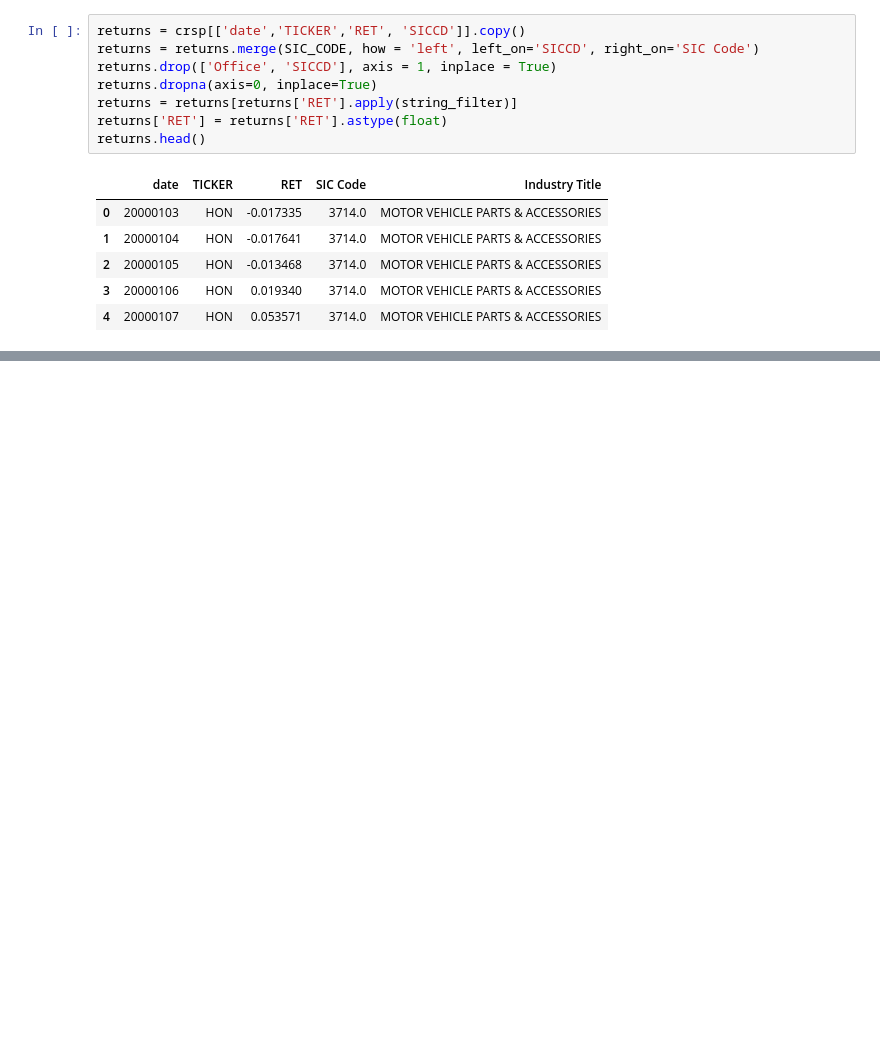
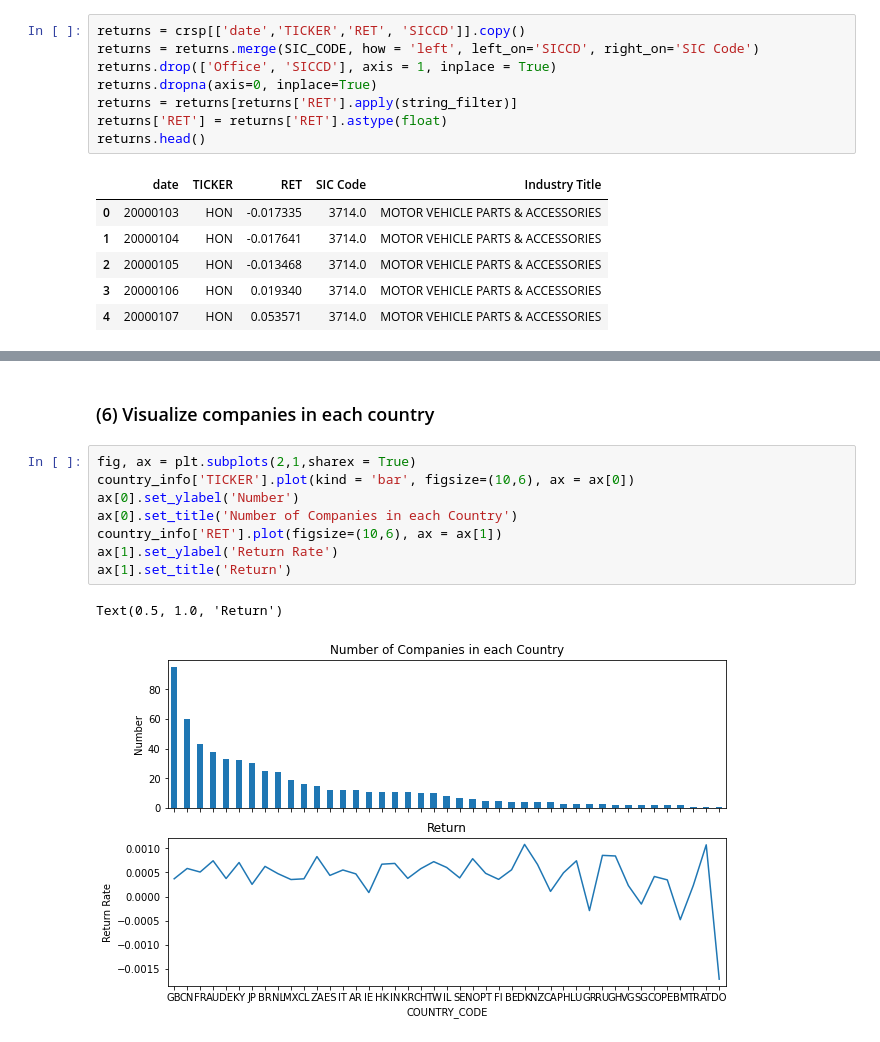
Before and after one commit to ckykevin/Enhanced_pair_trading, a Jupyter notebook: data preprocessing.ipynb, the cells around one changed output, grey strips where cells are left out. Cells and saved outputs as stored; diff of their text form; blank space fills up the shorter version.

```diff
--- a/data preprocessing.ipynb
+++ b/data preprocessing.ipynb
@@ -183,0 +209,13 @@ full_info
+# %% [markdown]
+### (6) Visualize companies in each country
+# %%
+fig, ax = plt.subplots(2,1,sharex = True)
+country_info['TICKER'].plot(kind = 'bar', figsize=(10,6), ax = ax[0])
+ax[0].set_ylabel('Number')
+ax[0].set_title('Number of Companies in each Country')
+country_info['RET'].plot(figsize=(10,6), ax = ax[1])
+ax[1].set_ylabel('Return Rate')
+ax[1].set_title('Return')
+# %% [output]
+Text(0.5, 1.0, 'Return')
+[figure, added]
```
Also changed, not shown: parts of 28 cells of this notebook.
